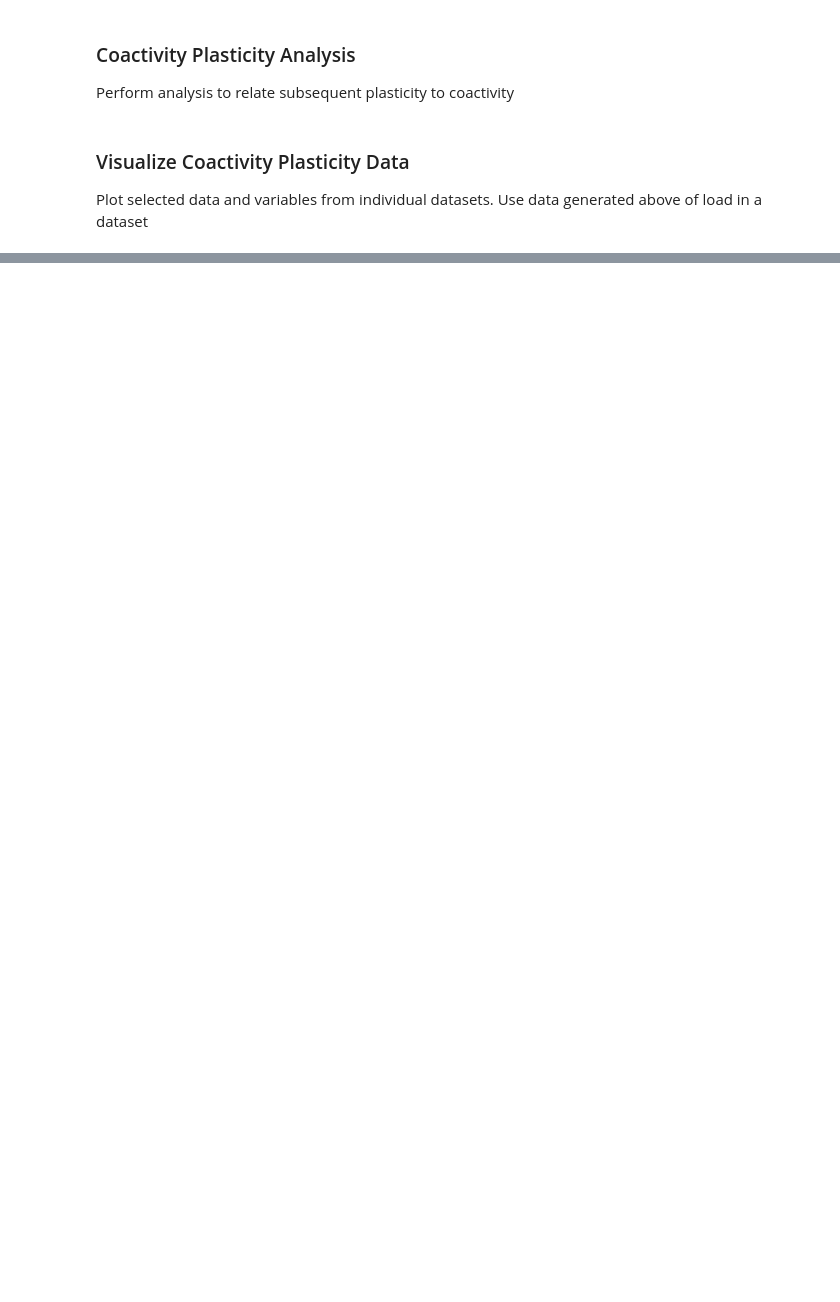
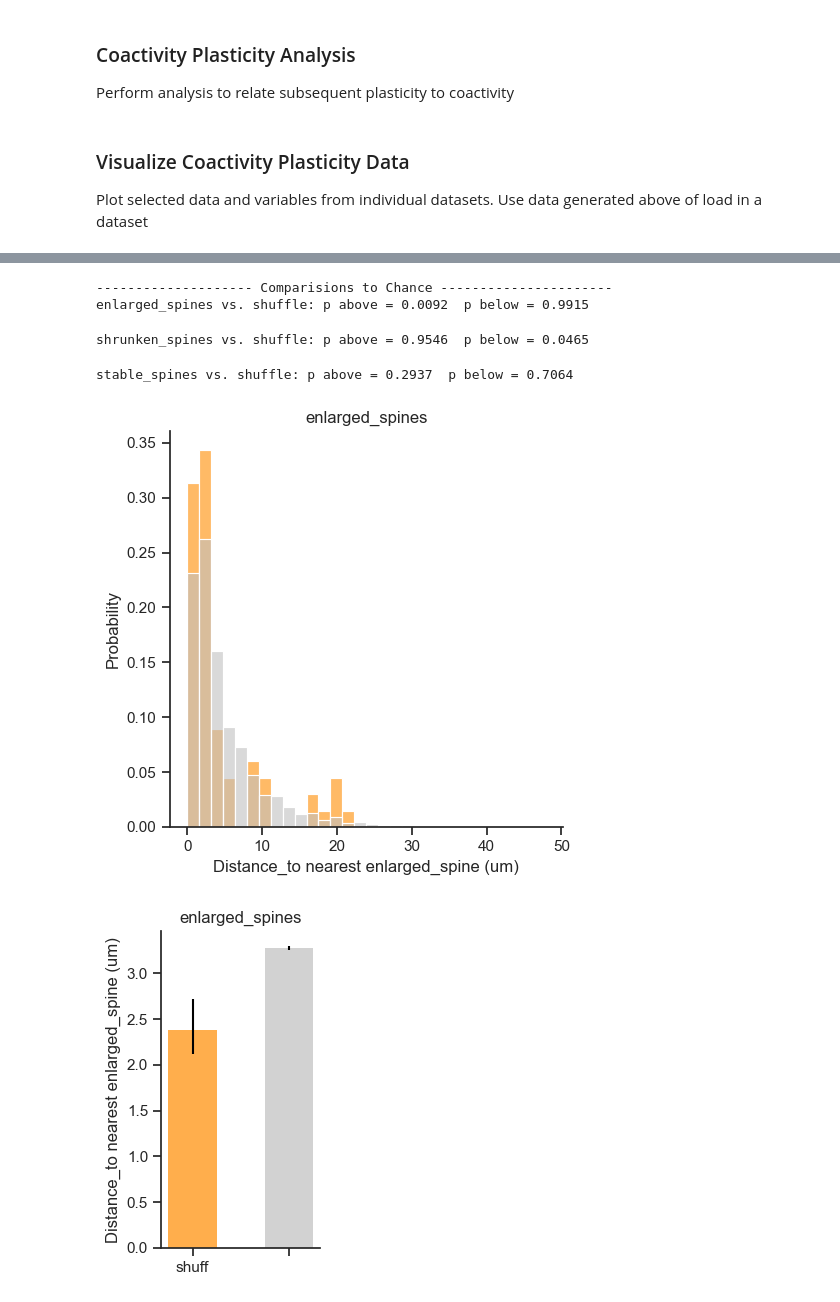
Before and after one commit to wjakewright/Lab_Analyses, a Jupyter notebook: Lab_Analyses/Spine_Analysis/Batch_Coactivity_Analysis.ipynb, the cells around one changed output, grey strips where cells are left out. Saved outputs shown, nothing was run; the diff lists cells and outputs as text; code cells hidden in the pictures; blank space fills up the shorter version.

```diff
--- a/Lab_Analyses/Spine_Analysis/Batch_Coactivity_Analysis.ipynb
+++ b/Lab_Analyses/Spine_Analysis/Batch_Coactivity_Analysis.ipynb
@@ -21,8 +22,9 @@ id_4 = "JW092"
 id_5 = "JW126"
 id_6 = "JW129"
 id_7 = "JW130"
+id_8 = "JW150"
 
-mouse_list = [id_1, id_2, id_3, id_4, id_5, id_6, id_7]
+mouse_list = [id_1, id_2, id_3, id_4, id_5, id_6, id_7, id_8]
 #mouse_list = [id_4, id_6]
 # %% [markdown]
 ### Preprocessing
@@ -365,0 +351,26 @@ z
+# %%
+plot_data.plot_cluster_data(
+    real_variable="local_nn_enlarged",
+    shuff_variable="shuff_nn_enlarged",
+    group_type="plastic_spines",
+    mean_type="median",
+    err_type="CI",
+    hist_bins=30,
+    hist_size=(5,5),
+    bar_size=(2.5,4),
+    ytitle="Distance_to nearest enlarged_spine (um)",
+    colors=["darkorange", "darkviolet", "dimgrey"],
+    err_colors="black",
+    b_width=0.5,
+    hist_alpha=0.6,
+    b_alpha=0.7,
+    save=False,
+    save_path=figure_path,
+)
+# %% [output]
+-------------------- Comparisions to Chance ----------------------
+enlarged_spines vs. shuffle: p above = 0.0092  p below = 0.9915
+shrunken_spines vs. shuffle: p above = 0.9546  p below = 0.0465
+stable_spines vs. shuffle: p above = 0.2937  p below = 0.7064
+[figure, added]
+[figure, added]
```
Also changed, not shown: parts of 29 cells of this notebook, 24 other files.
